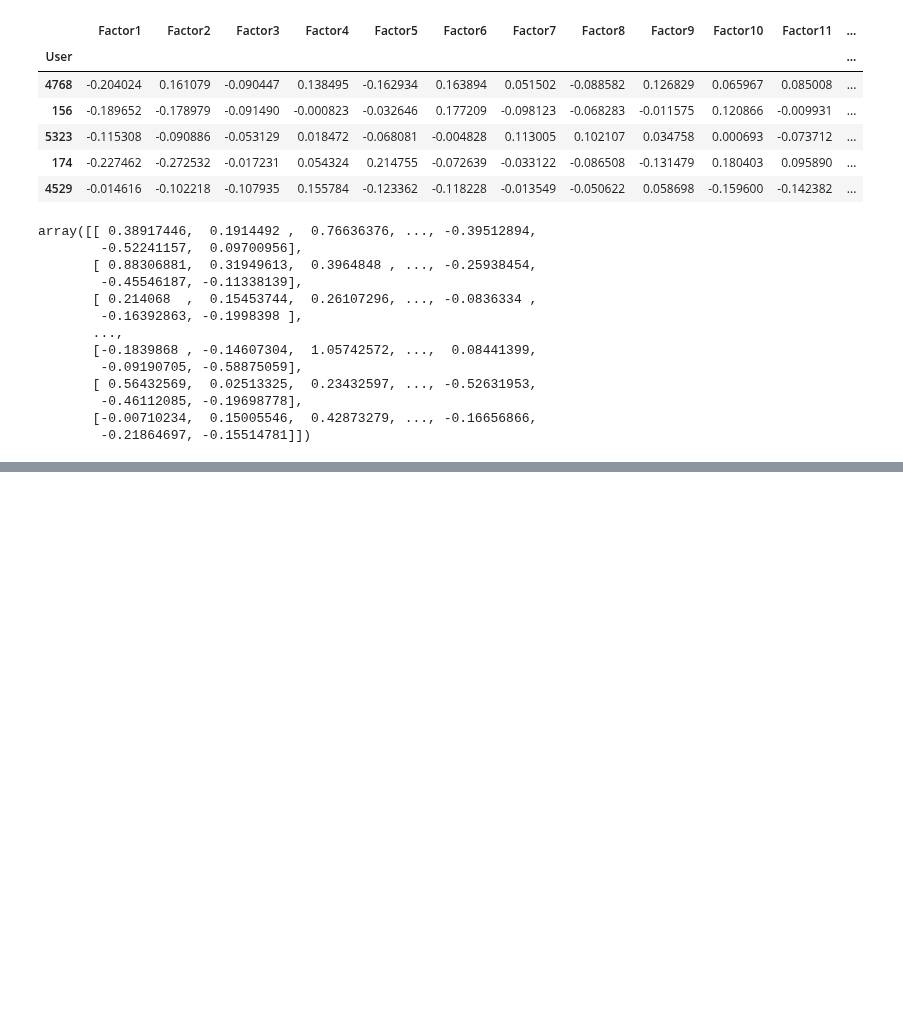
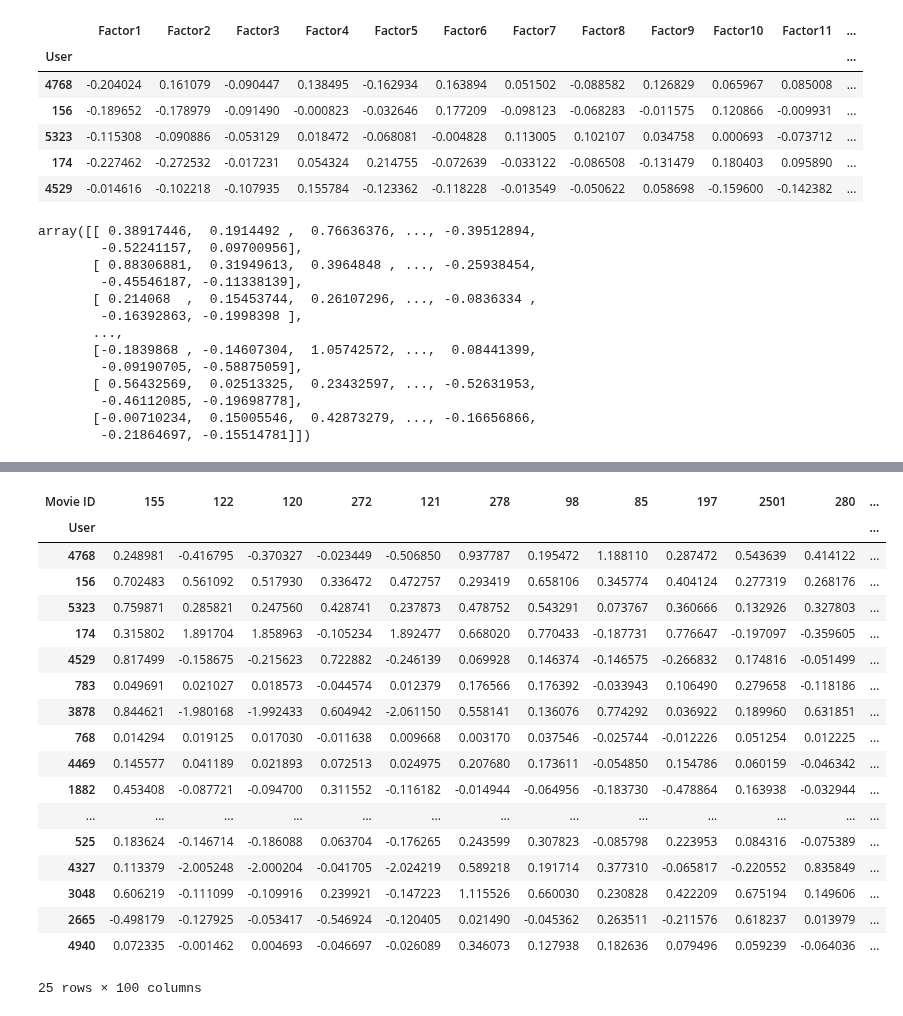
Before and after one commit to ThakdanaiSaelee/Lab_CE888, a Jupyter notebook: lab6 - recommender/my_recommender.ipynb, the cells around one changed output, grey strips where cells are left out. Saved outputs shown, nothing was run; the diff lists cells and outputs as text; code cells hidden in the pictures; blank space fills up the shorter version.

```diff
--- a/lab6 - recommender/my_recommender.ipynb
+++ b/lab6 - recommender/my_recommender.ipynb
@@ -287,0 +318,22 @@ predict_movie_data
+# %%
+predict_movie_data.sort_values(by = [2848], axis=1, ascending=False)
+# %% [output]
+| Movie ID | 155 | 122 | 120 | 272 | 121 | 278 | 98 | 85 | 197 | 2501 | 280 | ... |
+| User |  |  |  |  |  |  |  |  |  |  |  | ... |
+| 4768 | 0.248981 | -0.416795 | -0.370327 | -0.023449 | -0.506850 | 0.937787 | 0.195472 | 1.188110 | 0.287472 | 0.543639 | 0.414122 | ... |
+| 156 | 0.702483 | 0.561092 | 0.517930 | 0.336472 | 0.472757 | 0.293419 | 0.658106 | 0.345774 | 0.404124 | 0.277319 | 0.268176 | ... |
+| 5323 | 0.759871 | 0.285821 | 0.247560 | 0.428741 | 0.237873 | 0.478752 | 0.543291 | 0.073767 | 0.360666 | 0.132926 | 0.327803 | ... |
+| 174 | 0.315802 | 1.891704 | 1.858963 | -0.105234 | 1.892477 | 0.668020 | 0.770433 | -0.187731 | 0.776647 | -0.197097 | -0.359605 | ... |
+| 4529 | 0.817499 | -0.158675 | -0.215623 | 0.722882 | -0.246139 | 0.069928 | 0.146374 | -0.146575 | -0.266832 | 0.174816 | -0.051499 | ... |
+| 783 | 0.049691 | 0.021027 | 0.018573 | -0.044574 | 0.012379 | 0.176566 | 0.176392 | -0.033943 | 0.106490 | 0.279658 | -0.118186 | ... |
+| 3878 | 0.844621 | -1.980168 | -1.992433 | 0.604942 | -2.061150 | 0.558141 | 0.136076 | 0.774292 | 0.036922 | 0.189960 | 0.631851 | ... |
+| 768 | 0.014294 | 0.019125 | 0.017030 | -0.011638 | 0.009668 | 0.003170 | 0.037546 | -0.025744 | -0.012226 | 0.051254 | 0.012225 | ... |
+| 4469 | 0.145577 | 0.041189 | 0.021893 | 0.072513 | 0.024975 | 0.207680 | 0.173611 | -0.054850 | 0.154786 | 0.060159 | -0.046342 | ... |
+| 1882 | 0.453408 | -0.087721 | -0.094700 | 0.311552 | -0.116182 | -0.014944 | -0.064956 | -0.183730 | -0.478864 | 0.163938 | -0.032944 | ... |
+| ... | ... | ... | ... | ... | ... | ... | ... | ... | ... | ... | ... | ... |
+| 525 | 0.183624 | -0.146714 | -0.186088 | 0.063704 | -0.176265 | 0.243599 | 0.307823 | -0.085798 | 0.223953 | 0.084316 | -0.075389 | ... |
+| 4327 | 0.113379 | -2.005248 | -2.000204 | -0.041705 | -2.024219 | 0.589218 | 0.191714 | 0.377310 | -0.065817 | -0.220552 | 0.835849 | ... |
+| 3048 | 0.606219 | -0.111099 | -0.109916 | 0.239921 | -0.147223 | 1.115526 | 0.660030 | 0.230828 | 0.422209 | 0.675194 | 0.149606 | ... |
+| 2665 | -0.498179 | -0.127925 | -0.053417 | -0.546924 | -0.120405 | 0.021490 | -0.045362 | 0.263511 | -0.211576 | 0.618237 | 0.013979 | ... |
+| 4940 | 0.072335 | -0.001462 | 0.004693 | -0.046697 | -0.026089 | 0.346073 | 0.127938 | 0.182636 | 0.079496 | 0.059239 | -0.064036 | ... |
+25 rows × 100 columns
```
Also changed, not shown: parts of 6 cells of this notebook.
